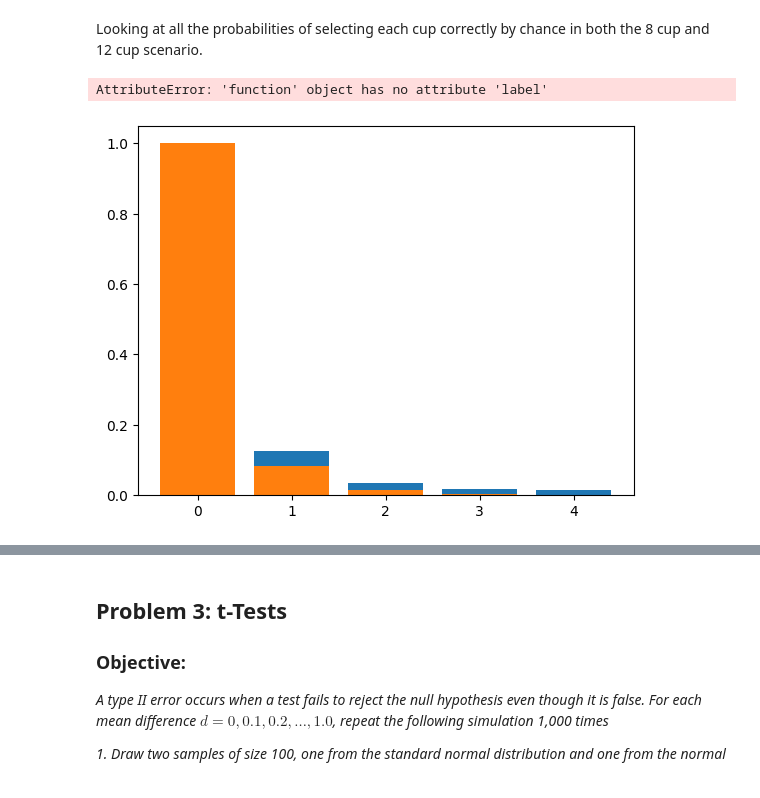
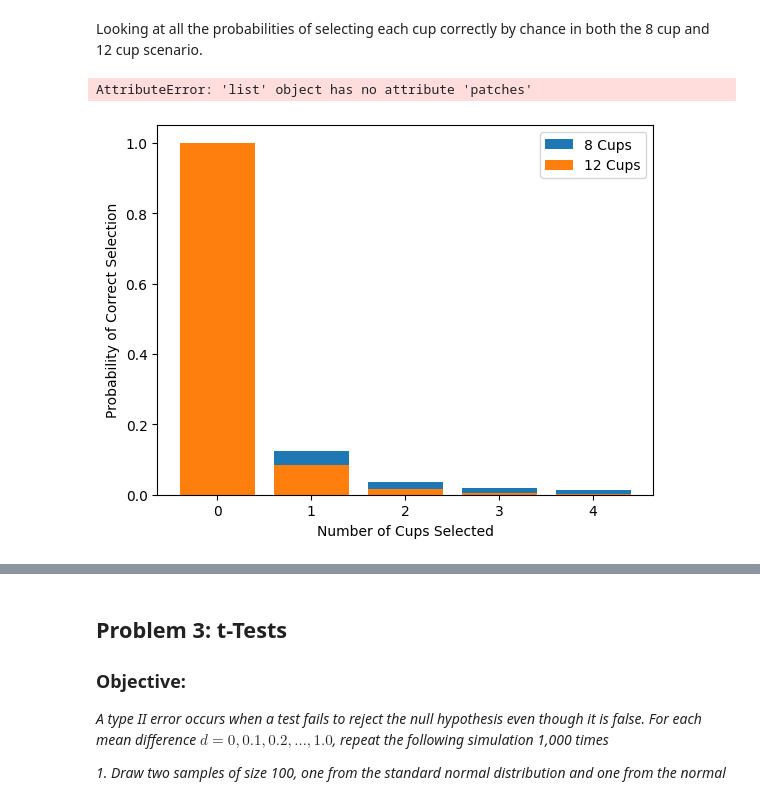
Before and after one commit to AndreHoarau/applied-statistics-assessment, a Jupyter notebook: problems.ipynb, the cells around one changed output, grey strips where cells are left out. Saved outputs shown, nothing was run; the diff lists cells and outputs as text; code cells hidden in the pictures.

Commit message:
trying to do the labelled bar chart

```diff
--- a/problems.ipynb
+++ b/problems.ipynb
@@ -199,26 +199,35 @@ Looking at all the probabilities of selecting each cup correctly by chance in bo
 # %%
 original_cups = 8
 extended_cups = 12
 cup_count = 0
 y_original = []
 y_extended = []
 while cup_count <= 4:
     ways_original = 1/math.comb(original_cups, cup_count)
     ways_extended = 1/math.comb(extended_cups, cup_count)
     y_original.append(ways_original)
     y_extended.append(ways_extended)
     cup_count += 1
+
+fig,ax = plt.subplots()
+ax.bar(range(5), y_original, label='8 Cups')
+ax.bar(range(5), y_extended, label='12 Cups')
+ax.set_xlabel('Number of Cups Selected')
+ax.set_ylabel('Probability of Correct Selection')
+ax.legend()
+ax.bar_label(y_original,label_type= 'center')
+plt.show()
 original_bar_chart = plt.bar(range(5), y_original, label='8 Cups')
 extended_bar_chart = plt.bar(range(5), y_extended, label='12 Cups')
 plt.xlabel('Number of Cups Selected')
 plt.ylabel('Probability of Correct Selection')
 plt.legend()
 plt.show()
 
 #Andre check this link to see about making the graph labelled :https://matplotlib.org/stable/gallery/lines_bars_and_markers/bar_label_demo.html
 # %% [output]
-AttributeError: 'function' object has no attribute 'label'
+AttributeError: 'list' object has no attribute 'patches'
-[figure, old version]
+[figure, new version]
 # %% [markdown]
 ## Problem 2: Normal Distribution
 <p align="center">
```
Also changed, not shown: parts of 5 cells of this notebook.
